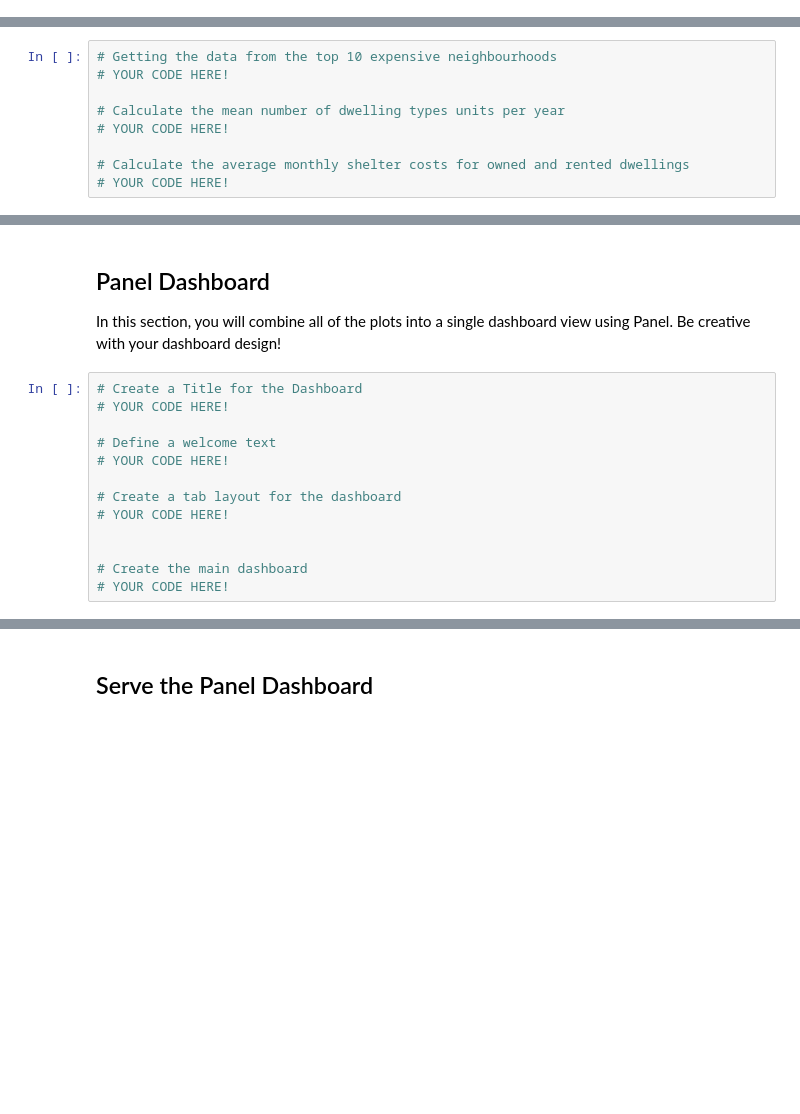
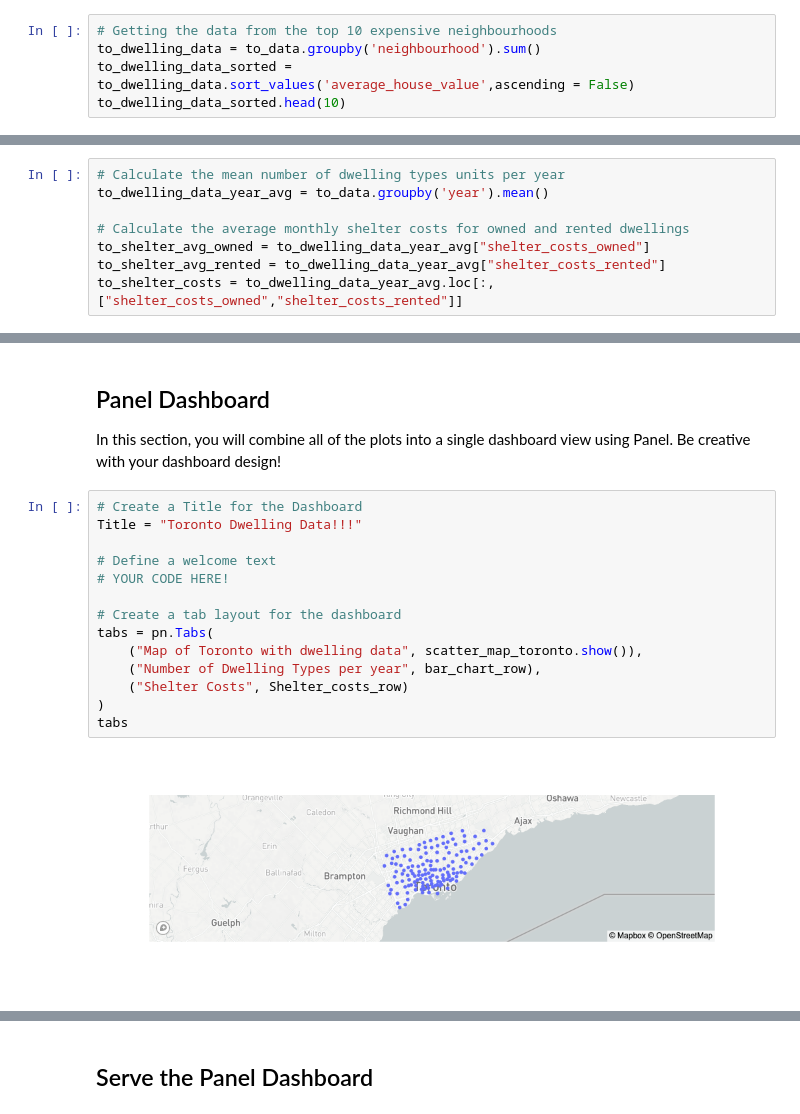
Before and after one commit to Satheeshbm/PyViz_Assignment, a Jupyter notebook: Starter_Code/dashboard.ipynb, the cells around one changed output, grey strips where cells are left out. Drawn from its saved outputs; the diff is of its cells as text; blank space fills up the shorter version.

Commit message:
Results without dashboard

```diff
--- a/Starter_Code/dashboard.ipynb
+++ b/Starter_Code/dashboard.ipynb
@@ -47,3 +69,8 @@ Return a Panel pane object from each function that can be used to build the dash
 Note: Remove any `.show()` lines from the code. We want to return the plots instead of showing them. The Panel dashboard will then display the plots.
 # %% [markdown]
 ### Global available data
+# %%
+# Getting the data from the top 10 expensive neighbourhoods
+to_dwelling_data = to_data.groupby('neighbourhood').sum()
+to_dwelling_data_sorted = to_dwelling_data.sort_values('average_house_value',ascending = False)
+to_dwelling_data_sorted.head(10)
@@ -50,11 +90,10 @@ Note: Remove any `.show()` lines from the code. We want to return the plots inst
 # %%
-# Getting the data from the top 10 expensive neighbourhoods
-# YOUR CODE HERE!
-
 # Calculate the mean number of dwelling types units per year
-# YOUR CODE HERE!
+to_dwelling_data_year_avg = to_data.groupby('year').mean()
 
 # Calculate the average monthly shelter costs for owned and rented dwellings
-# YOUR CODE HERE!
+to_shelter_avg_owned = to_dwelling_data_year_avg["shelter_costs_owned"]
+to_shelter_avg_rented = to_dwelling_data_year_avg["shelter_costs_rented"]
+to_shelter_costs = to_dwelling_data_year_avg.loc[:,["shelter_costs_owned","shelter_costs_rented"]]
 # %% [markdown]
 ### Panel Visualization Functions
@@ -114,14 +191,17 @@ def sunburts_cost_analysis():
 In this section, you will combine all of the plots into a single dashboard view using Panel. Be creative with your dashboard design!
 # %%
 # Create a Title for the Dashboard
-# YOUR CODE HERE!
+Title = "Toronto Dwelling Data!!!"
 
 # Define a welcome text
 # YOUR CODE HERE!
 
 # Create a tab layout for the dashboard
-# YOUR CODE HERE!
-
-
-# Create the main dashboard
-# YOUR CODE HERE!
+tabs = pn.Tabs(
+    ("Map of Toronto with dwelling data", scatter_map_toronto.show()),
+    ("Number of Dwelling Types per year", bar_chart_row),
+    ("Shelter Costs", Shelter_costs_row)
+)
+tabs
+# %% [output]
+[figure, added]
```
Also changed, not shown: parts of 6 cells of this notebook.
